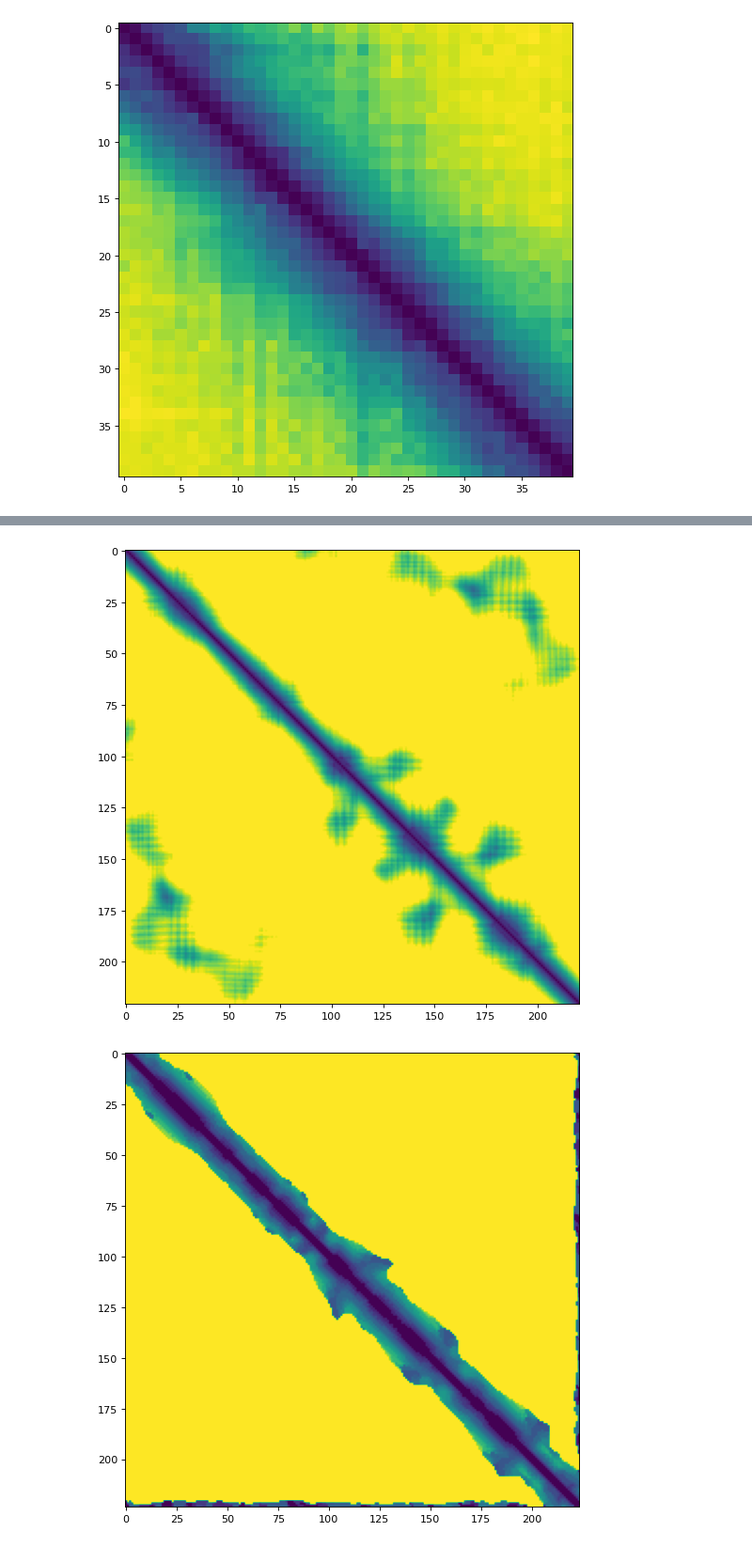
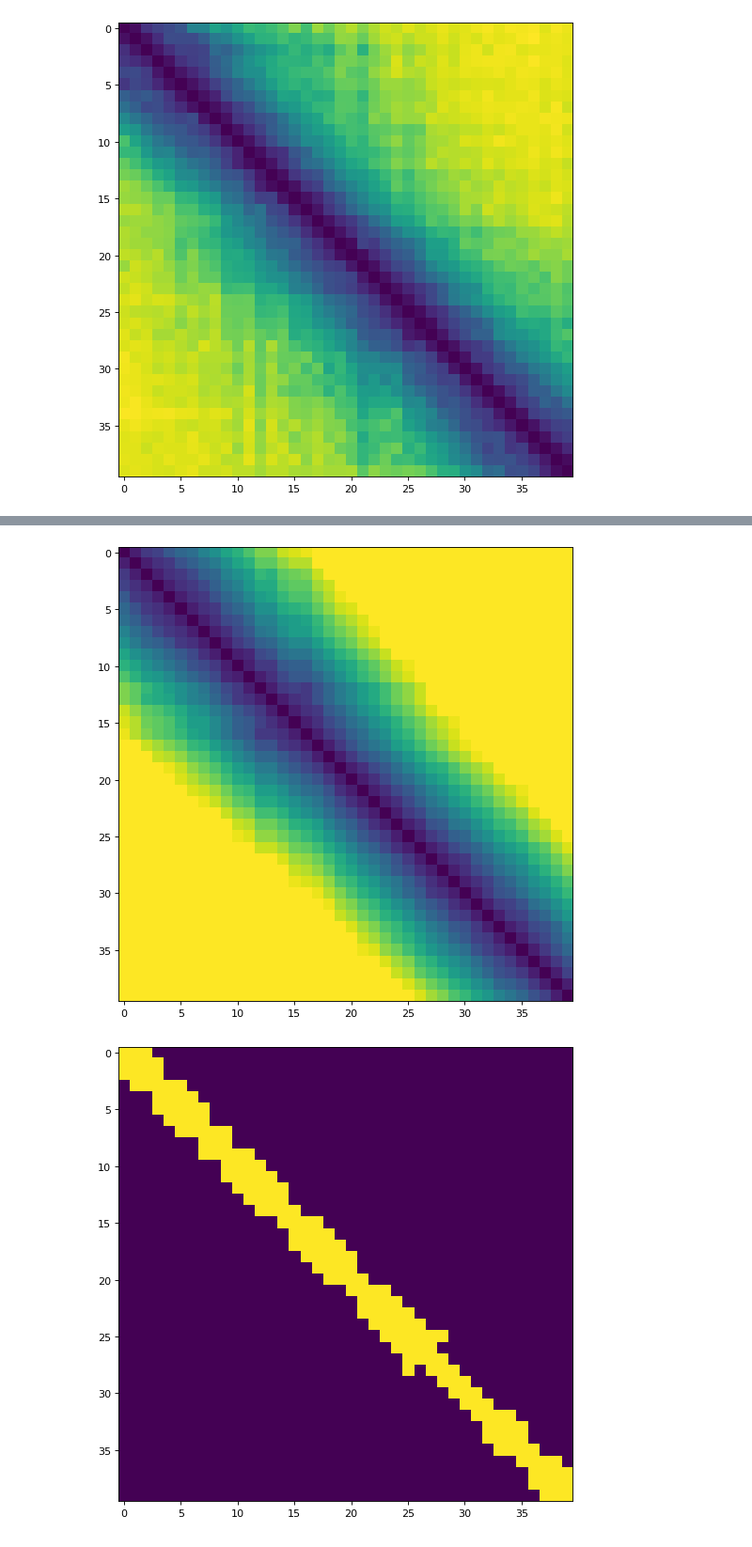
Before and after one commit to ychuhp/scoring_random_omega, a Jupyter notebook: Untitled.ipynb, the cells around one changed output, grey strips where cells are left out. Shown at 94% size. Cells and saved outputs as stored; diff of their text form; code cells hidden in the pictures.

```diff
--- a/Untitled.ipynb
+++ b/Untitled.ipynb
@@ -219,10 +227,15 @@ torch.save(x, 'af2_cdpk_pae')
 # %%
-x = torch.load('af2_distm_cdpk/dist')
+import torch
+import numpy
+import util
+x = torch.load('af2_distm_agm/dist')
 util.plot_image(x)
-x = torch.load('af2_distm_cdpk/confidence_mask')
-#util.plot_image(x)
-x = torch.load('cust_distm_cdpk/dist')
+x = torch.load('af2_distm_agm/confidence_mask')
 util.plot_image(x)
+x = torch.load('cust_distm_agm/dist')
+util.plot_image(x)
+x = torch.load('cust_distm_agm/confidence_mask')
+util.plot_image(x)
 # %% [output]
-[figure, old version]
+[figure, new version]
-[figure, old version]
+[figure, new version]
```
Also changed, not shown: parts of 3 cells of this notebook, 2 other files.
